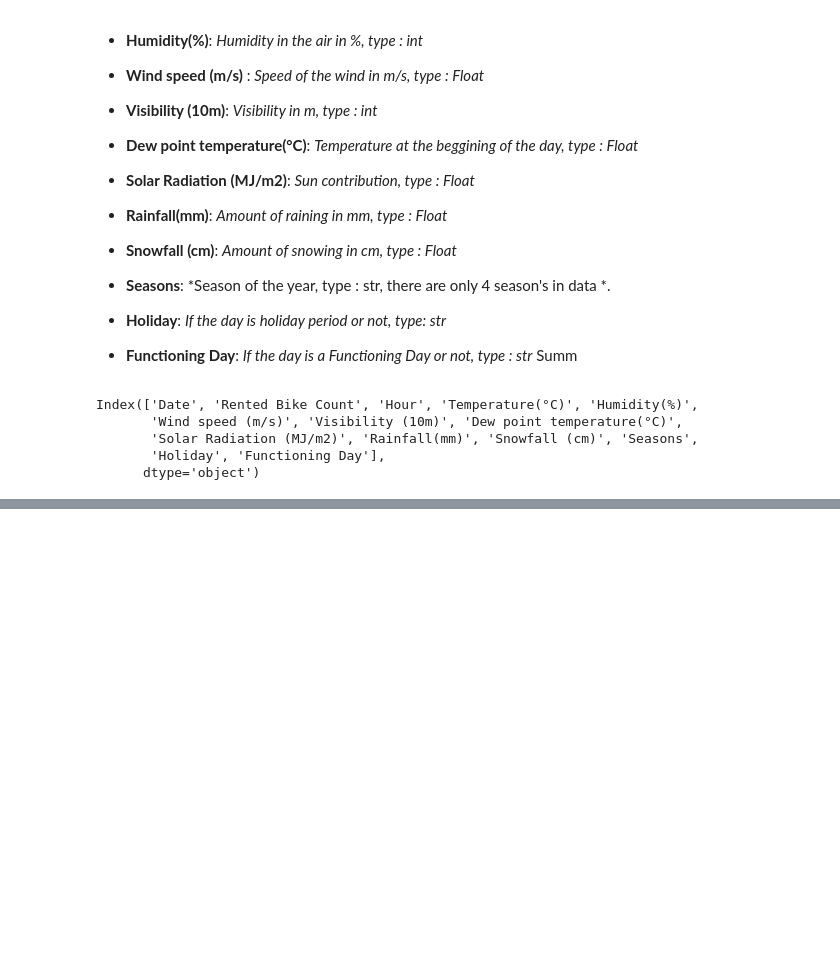
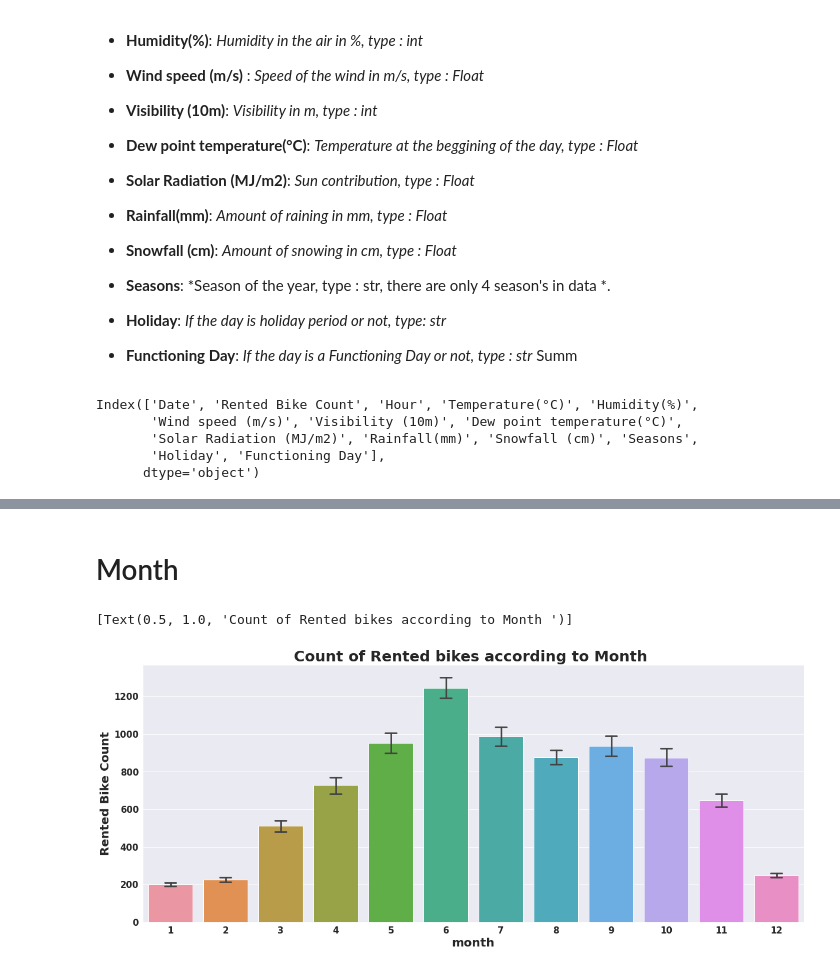
Before and after one commit to kavrit/Bike-Sharing-Demand-Prediction, a Jupyter notebook: Capstone_Project_Bike_Sharing_Demand_Prediction.ipynb, the cells around one changed output, grey strips where cells are left out. Cells and saved outputs as stored; diff of their text form; code cells hidden in the pictures; blank space fills up the shorter version.

```diff
--- a/Capstone_Project_Bike_Sharing_Demand_Prediction.ipynb
+++ b/Capstone_Project_Bike_Sharing_Demand_Prediction.ipynb
@@ -201,0 +309,12 @@ Index(['Date', 'Rented Bike Count', 'Hour', 'Temperature(°C)', 'Humidity(%)',
+# %%
+# Changing the "Date" column into three "year","month","day" column
+df['Date'] = df['Date'].apply(lambda x:
+                                    dt.datetime.strptime(x,"%d/%m/%Y"))
+# %%
+df['year'] = df['Date'].dt.year
+df['month'] = df['Date'].dt.month
+df['day'] = df['Date'].dt.day_name()
+# %%
+#creating a new column of "weekdays_weekend" and drop the column "Date","day","year"
+df['weekdays_weekend']=df['day'].apply(lambda x : 1 if x=='Saturday' or x=='Sunday' else 0 )
+df=df.drop(columns=['Date','day','year'],axis=1)
@@ -201,0 +379,5 @@ Index(['Date', 'Rented Bike Count', 'Hour', 'Temperature(°C)', 'Humidity(%)',
+# %%
+#Change the int64 column into catagory column
+cols=['Hour','month','weekdays_weekend']
+for col in cols:
+  df[col]=df[col].astype('category')
@@ -201,0 +439,10 @@ Index(['Date', 'Rented Bike Count', 'Hour', 'Temperature(°C)', 'Humidity(%)',
+# %% [markdown]
+# Month
+# %%
+#anlysis of data by vizualisation
+fig,ax=plt.subplots(figsize=(20,8))
+sns.barplot(data=df,x='month',y='Rented Bike Count',ax=ax,capsize=.2)
+ax.set(title='Count of Rented bikes according to Month ')
+# %% [output]
+[Text(0.5, 1.0, 'Count of Rented bikes according to Month ')]
+[figure, added]
```
Also changed, not shown: parts of 44 cells of this notebook.
